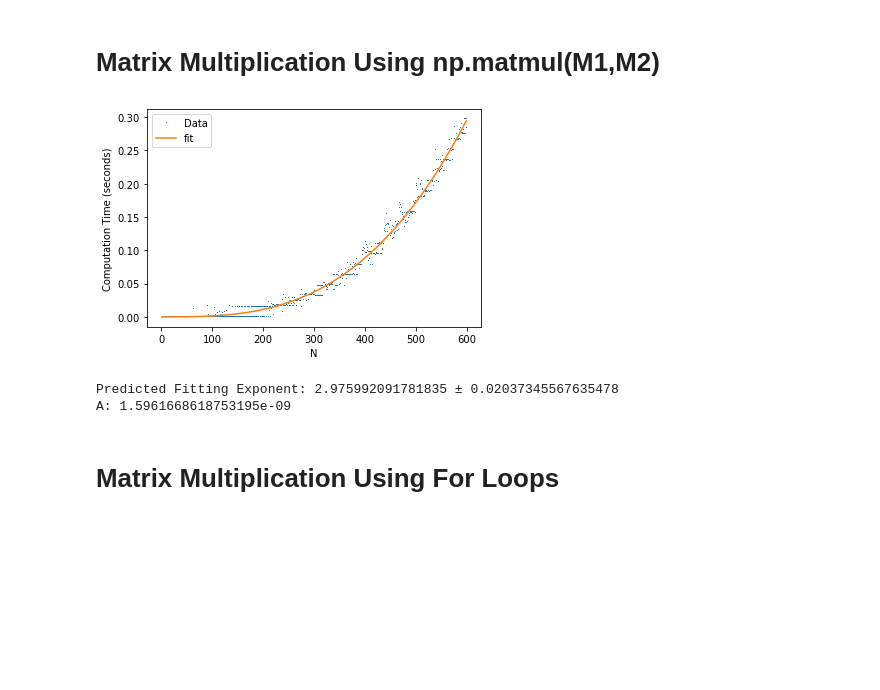
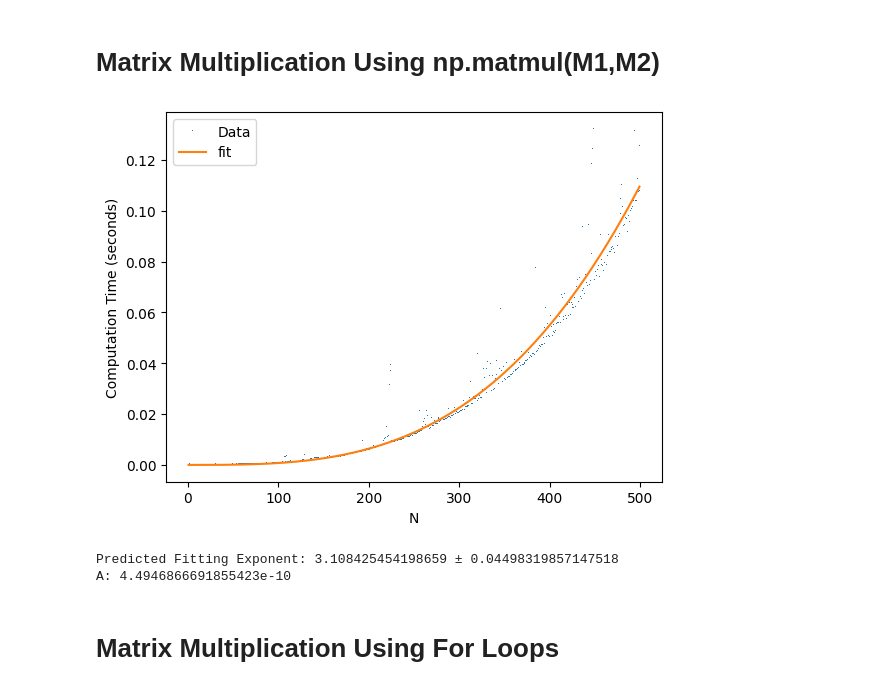
Before and after one commit to ubsuny/CP1-24-HW2, a Jupyter notebook: Calculation Time for Matrix Multiplication.ipynb, the cells around one changed output. Drawn from its saved outputs; the diff is of its cells as text; code cells hidden in the pictures; blank space fills up the shorter version.

```diff
--- a/Calculation Time for Matrix Multiplication.ipynb
+++ b/Calculation Time for Matrix Multiplication.ipynb
@@ -77,7 +77,7 @@ A: 5.7170665306641164e-12
 # Matrix Multiplication Using np.matmul(M1,M2)
 # %%
 #Set the maximum matrix size
-N = 100
+N = 500
 
 #Empty list to store computation times
 t_N = []
@@ -113,36 +113,36 @@ for n in range(1, N):
 
 #Convert the matrix sizes and times to numpy arrays
 N_values = np.arange(1, N)
 t_N = np.array(t_N)
 
 #Define the fitting function (Power Law: t(N) = A * N^p)
 def fit(N, p, A):
     return A * N**p
 
 #Perform curve fitting
 parameters, covariance = opt.curve_fit(fit, N_values, t_N, p0=[4, 10**-5], maxfev=10000)
 perr = np.sqrt(np.diag(covariance))
 
 #Generate fitted values for plotting
 fitted_t_N = fit(N_values, *parameters)
 
 #Plot the original data
 plt.plot(N_values, t_N, ',', label='Data', markersize=2)
 
 #Plot the fitted curve
 plt.plot(N_values, fitted_t_N, label='fit', zorder=10)
 plt.xlabel('N')
 plt.ylabel('Computation Time (seconds)')
 plt.legend()
 plt.show()
 
 #Print the fitting exponent and coefficient
 print('Predicted Fitting Exponent: ' + str(parameters[0])+ ' ± ' + str(perr[0]))
 print('A: ' + str(parameters[1]))
 # %% [output]
-[figure, old version]
+[figure, new version]
-Predicted Fitting Exponent: 2.975992091781835 ± 0.02037345567635478
-A: 1.5961668618753195e-09
+Predicted Fitting Exponent: 3.108425454198659 ± 0.04498319857147518
+A: 4.4946866691855423e-10
 # %% [markdown]
 # Matrix Multiplication Using For Loops
 # %%
```
Also changed, not shown: parts of 4 cells of this notebook.
